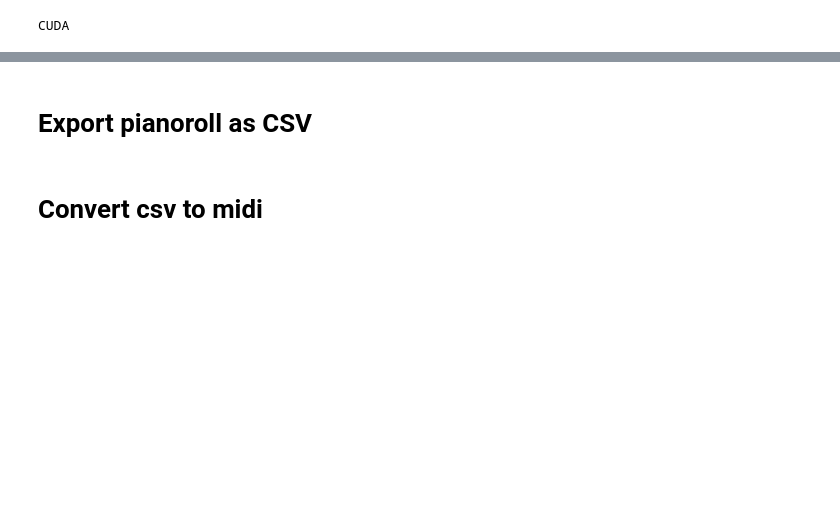
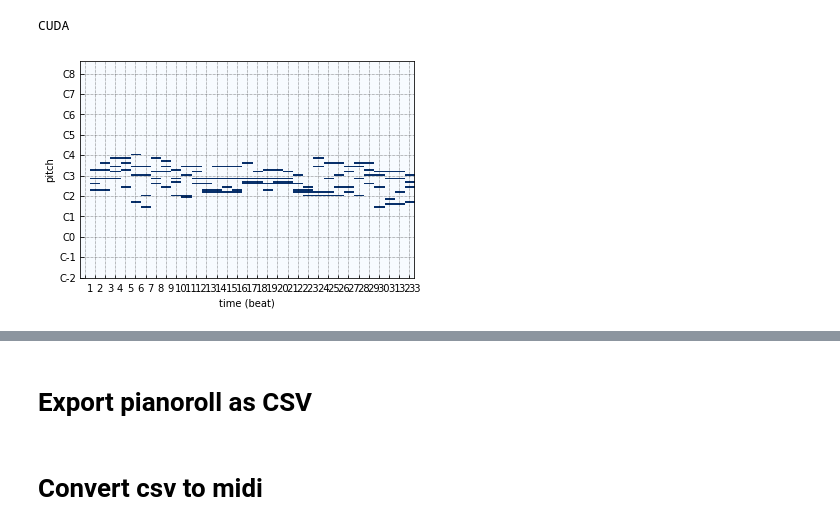
Before and after one commit to nsthtz/Master, a Jupyter notebook: neuralnet/helpers/GRU.ipynb, the cells around one changed output, grey strips where cells are left out. Drawn from its saved outputs; the diff is of its cells as text; code cells hidden in the pictures; blank space fills up the shorter version.

```diff
--- a/neuralnet/helpers/GRU.ipynb
+++ b/neuralnet/helpers/GRU.ipynb
@@ -28,10 +28,10 @@ True
 ## Initialize Generalist
 ## Generalist(input_size, hidden_size, num_tags)
 model_generalist = gru.Generalist(128, 256, int(data.num_tags()))
-model_generalist.optimizer = torch.optim.Adam(model_generalist.parameters())
+model_generalist.optimizer = torch.optim.Adam(model_generalist.parameters(), lr=5e-04)
 model_generalist.loss_log = []
 # %%
 ## Train the generalist
-num_epochs = 1000
+num_epochs = 2000
 ## Returns state for transferred training
 state = gru.train_sequence(model_generalist, num_epochs, data, model_generalist.optimizer, model_generalist.loss_log)
@@ -79,10 +61,12 @@ model_generalist, model_generalist.optimizer = gru.load(model_generalist, filena
 CUDA
 # %%
 ## Generate Generalist music
-embed, matrix = gru.gen_music_seconds_smooth(model_generalist, data[0][0] ,composer=0,fs=1,gen_seconds=30,init_seconds=5, device='cpu')
+embed, matrix, song_raw = gru.gen_music_seconds_smooth(model_generalist, data[45][0] ,composer=0,fs=1,gen_seconds=32,init_seconds=5, device='cpu')
 embed
 
 
 
 #matrix *= 100
 #datp.piano_roll_to_mid_file(matrix,"output.mid",1,74) # 16 Organ
+# %% [output]
+[figure, added]
```
Also changed, not shown: parts of 5 cells of this notebook, 3 other files.
